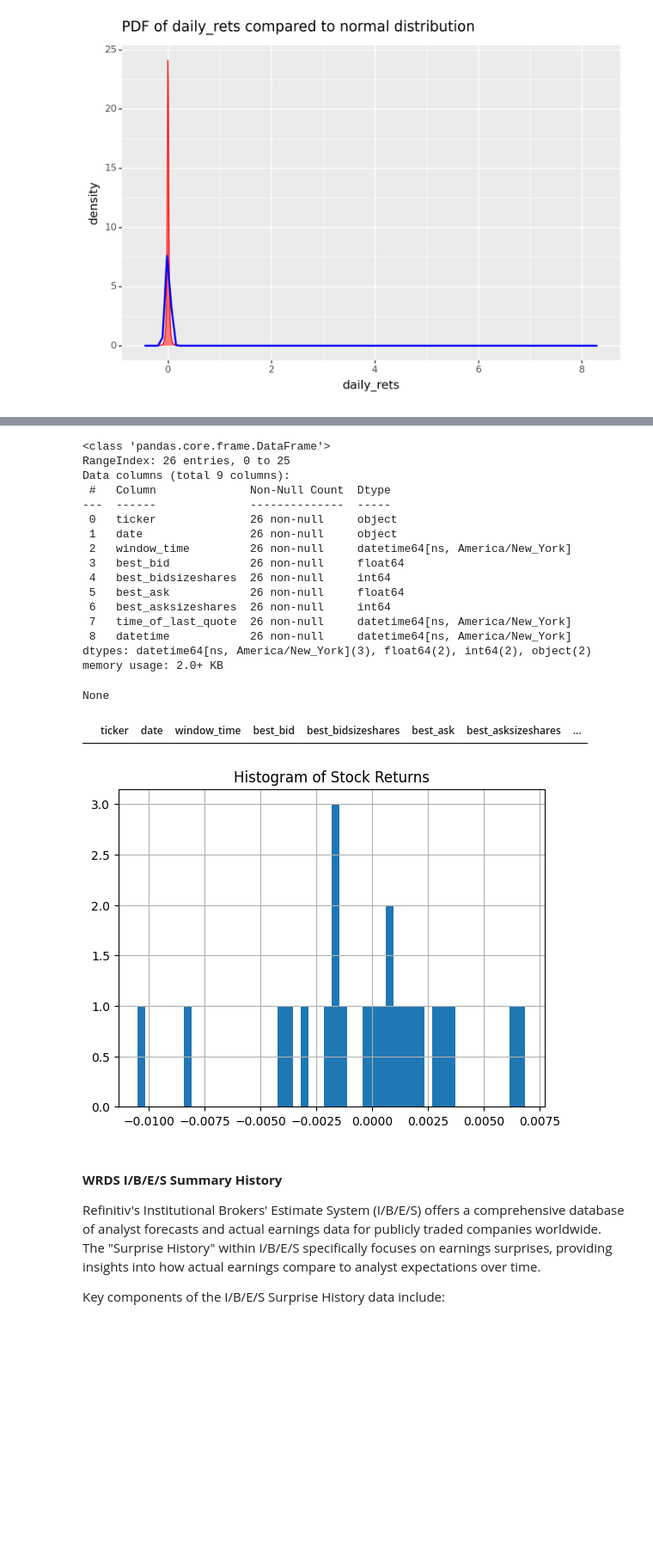
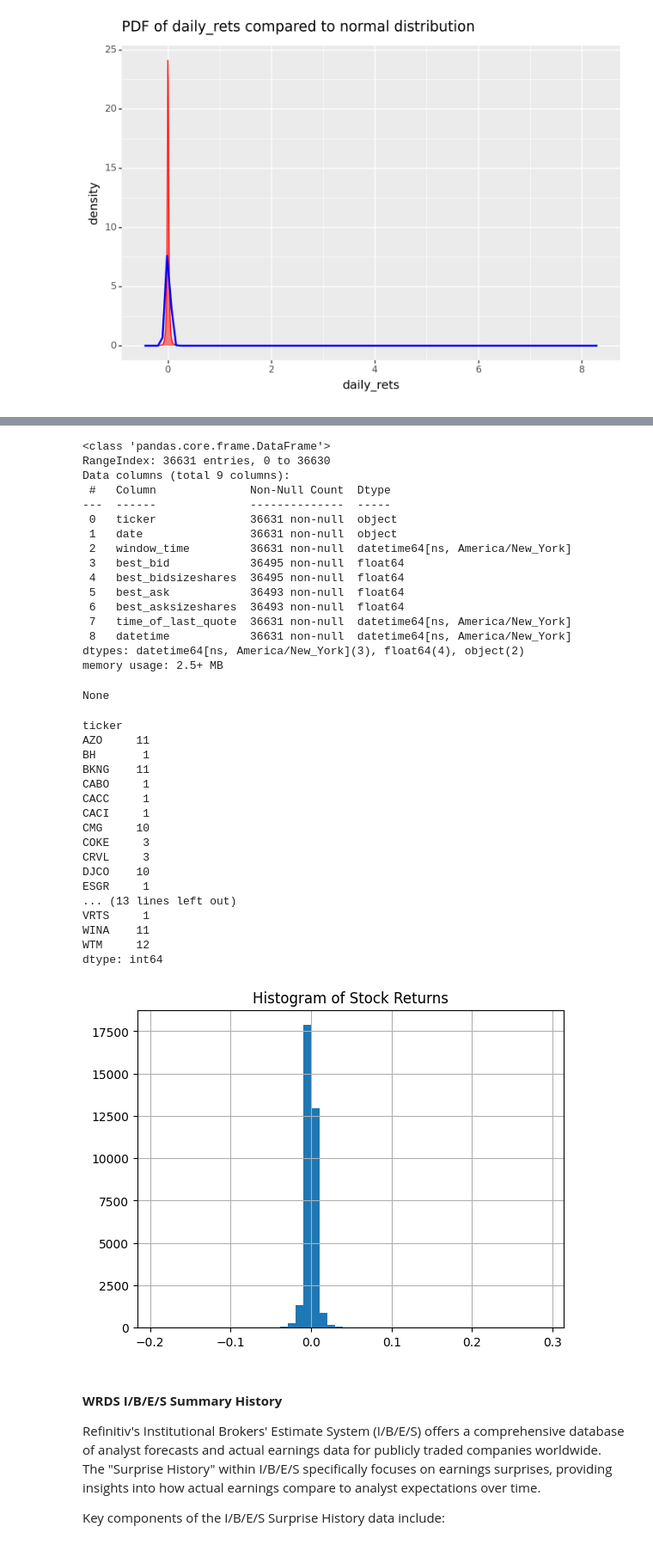
Before and after one commit to harrypandas/qts-final-project, a Jupyter notebook: notebooks/qts_final_project_draft.ipynb, the cells around one changed output, grey strips where cells are left out. Shown: that part at 86% size. Saved outputs shown, nothing was run; the diff lists cells and outputs as text; code cells hidden in the pictures; blank space fills up the shorter version.

```diff
--- a/notebooks/qts_final_project_draft.ipynb
+++ b/notebooks/qts_final_project_draft.ipynb
@@ -480,17 +513,14 @@ def taq_nbbo_bars_on_date(tickers: list[str] | str, date:datetime.date, bar_minu
     bars['window_time'] = pd.to_datetime(bars['window_time']).dt.tz_localize(pytz.timezone('America/New_York'))
     return bars
 # %%
-b20240229 = taq_nbbo_bars_on_date(('PLTR','AAPL'), date=datetime.date(2024,2,29))
+b20240229 = taq_nbbo_bars_on_date(top_tickers, date=datetime.date(2024,2,29))
 b20240229['datetime'] = pd.to_datetime(b20240229['window_time'])
 b20240229 = b20240229.sort_values(by=['ticker','datetime'],ascending=True)
-
-
-# display(b20240229.loc[b20240229.ticker=='PLTR'])
 
 display(b20240229.describe())
 display(b20240229.info())
 
-display(b20240229.loc[b20240229.best_bid.isna()])
+display(b20240229.loc[b20240229.best_bid.isna()].groupby(['ticker']).size())
 
 b20240229['returns'] = b20240229.groupby('ticker')['best_bid'].pct_change()
 b20240229['returns'].hist(bins=50)
@@ -509,22 +539,38 @@ plt.show()
 <class 'pandas.core.frame.DataFrame'>
-RangeIndex: 26 entries, 0 to 25
+RangeIndex: 36631 entries, 0 to 36630
 Data columns (total 9 columns):
  #   Column              Non-Null Count  Dtype
 ---  ------              --------------  -----
- 0   ticker              26 non-null     object
- 1   date                26 non-null     object
- 2   window_time         26 non-null     datetime64[ns, America/New_York]
- 3   best_bid            26 non-null     float64
- 4   best_bidsizeshares  26 non-null     int64
- 5   best_ask            26 non-null     float64
- 6   best_asksizeshares  26 non-null     int64
- 7   time_of_last_quote  26 non-null     datetime64[ns, America/New_York]
- 8   datetime            26 non-null     datetime64[ns, America/New_York]
-dtypes: datetime64[ns, America/New_York](3), float64(2), int64(2), object(2)
-memory usage: 2.0+ KB
+ 0   ticker              36631 non-null  object
+ 1   date                36631 non-null  object
+ 2   window_time         36631 non-null  datetime64[ns, America/New_York]
+ 3   best_bid            36495 non-null  float64
+ 4   best_bidsizeshares  36495 non-null  float64
+ 5   best_ask            36493 non-null  float64
+ 6   best_asksizeshares  36493 non-null  float64
+ 7   time_of_last_quote  36631 non-null  datetime64[ns, America/New_York]
+ 8   datetime            36631 non-null  datetime64[ns, America/New_York]
+dtypes: datetime64[ns, America/New_York](3), float64(4), object(2)
+memory usage: 2.5+ MB
 None
-|  | ticker | date | window_time | best_bid | best_bidsizeshares | best_ask | best_asksizeshares | ... |
+ticker
+AZO     11
+BH       1
+BKNG    11
+CABO     1
+CACC     1
+CACI     1
+CMG     10
+COKE     3
+CRVL     3
+DJCO    10
+ESGR     1
+... (13 lines left out)
+VRTS     1
+WINA    11
+WTM     12
+dtype: int64
-[figure, old version]
+[figure, new version]
 # %% [markdown]
 #### **WRDS I/B/E/S Summary History**
 
```
Also changed, not shown: parts of 41 cells of this notebook.
